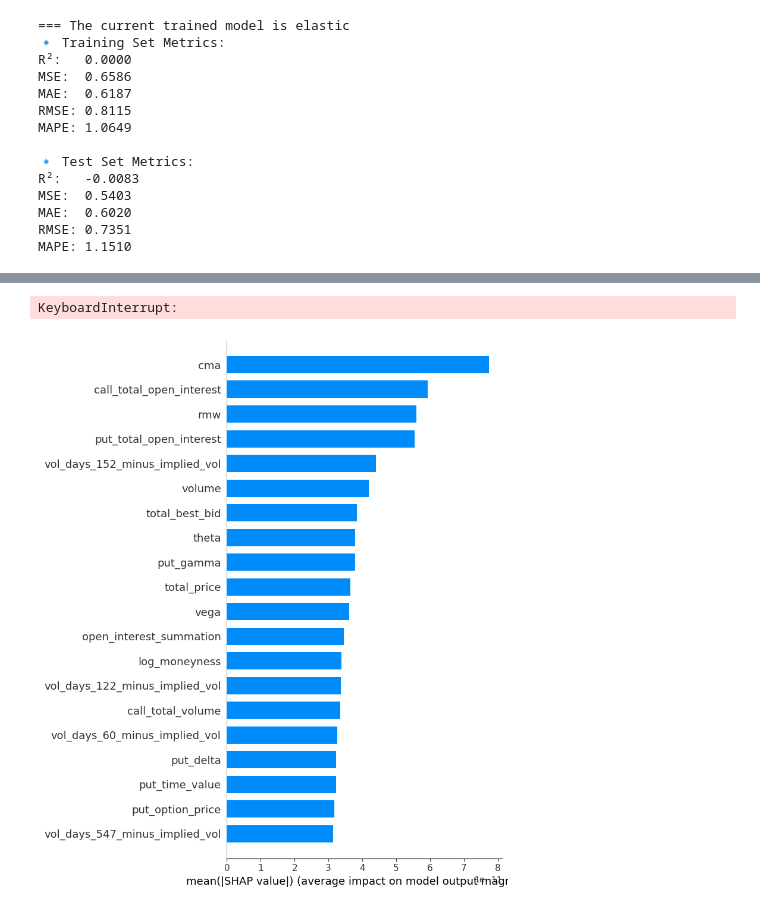
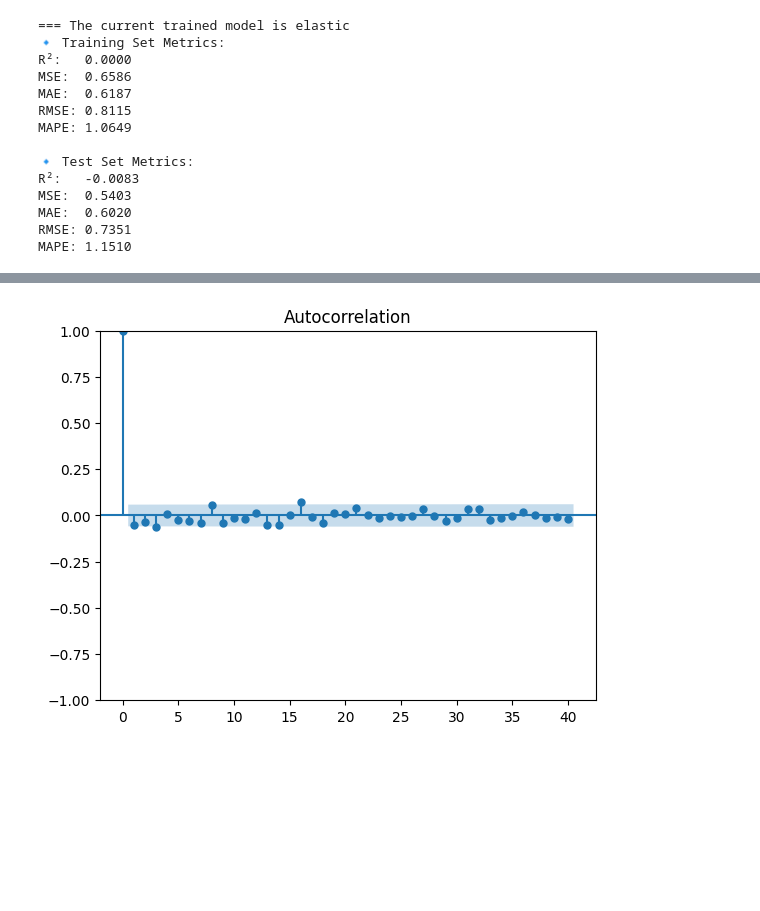
Before and after one commit to wornSweater/MS_thesis, a Jupyter notebook: 4. model_analysis_straddle.ipynb, the cells around one changed output, grey strips where cells are left out. Cells and saved outputs as stored; diff of their text form; code cells hidden in the pictures; blank space fills up the shorter version.

```diff
--- a/4. model_analysis_straddle.ipynb
+++ b/4. model_analysis_straddle.ipynb
@@ -431,33 +678,34 @@ MAPE: 1.6623
+# %%
+plot_acf(y, lags=40)
+plt.show()
+# %% [output]
+[figure, added]
 # %%
-feature_names = list(straddle_models.X.columns)
+# feature_names = list(straddle_models.X.columns)
 
-def model_predict(x):
-    mlp_model.eval()
-    with torch.no_grad():
-        x_tensor = torch.tensor(x, dtype=torch.float32)
-        return mlp_model(x_tensor).numpy()
+# def model_predict(x):
+#     mlp_model.eval()
+#     with torch.no_grad():
+#         x_tensor = torch.tensor(x, dtype=torch.float32)
+#         return mlp_model(x_tensor).numpy()
 
-X_train_scaled, X_val_scaled, X_test_scaled = straddle_models.scale_transform_tree_nn(mlp_params)
+# X_train_scaled, X_val_scaled, X_test_scaled = straddle_models.scale_transform_tree_nn(mlp_params)
 
-# Create explainer
-explainer = shap.Explainer(model_predict, X_train_scaled.to_numpy())  # Use numpy array
+# # Create explainer
+# explainer = shap.Explainer(model_predict, X_train_scaled.to_numpy())  # Use numpy array
 
-# Get SHAP values
-shap_values = explainer(X_test_scaled.to_numpy())
+# # Get SHAP values
+# shap_values = explainer(X_test_scaled.to_numpy())
 
-# Create DataFrame with feature names for plotting
-shap_df = pd.DataFrame(shap_values.values, columns=feature_names)
+# # Create DataFrame with feature names for plotting
+# shap_df = pd.DataFrame(shap_values.values, columns=feature_names)
 
-# Plot with feature names
-shap.summary_plot(shap_values, X_test_scaled.to_numpy(), feature_names=feature_names)
+# # Plot with feature names
+# shap.summary_plot(shap_values, X_test_scaled.to_numpy(), feature_names=feature_names)
-# %% [output]
-KeyboardInterrupt:
 # %%
-import shap
-import matplotlib.pyplot as plt
+# import shap
+# import matplotlib.pyplot as plt
 
-# Or use the older syntax
-shap.summary_plot(shap_values, X_test_scaled.to_numpy(), plot_type='bar', feature_names=feature_names, )
+# # Or use the older syntax
+# shap.summary_plot(shap_values, X_test_scaled.to_numpy(), plot_type='bar', feature_names=feature_names, )
-# %% [output]
-[figure, removed]
 # %%
```
Also changed, not shown: parts of 17 cells of this notebook, 39 other files.
